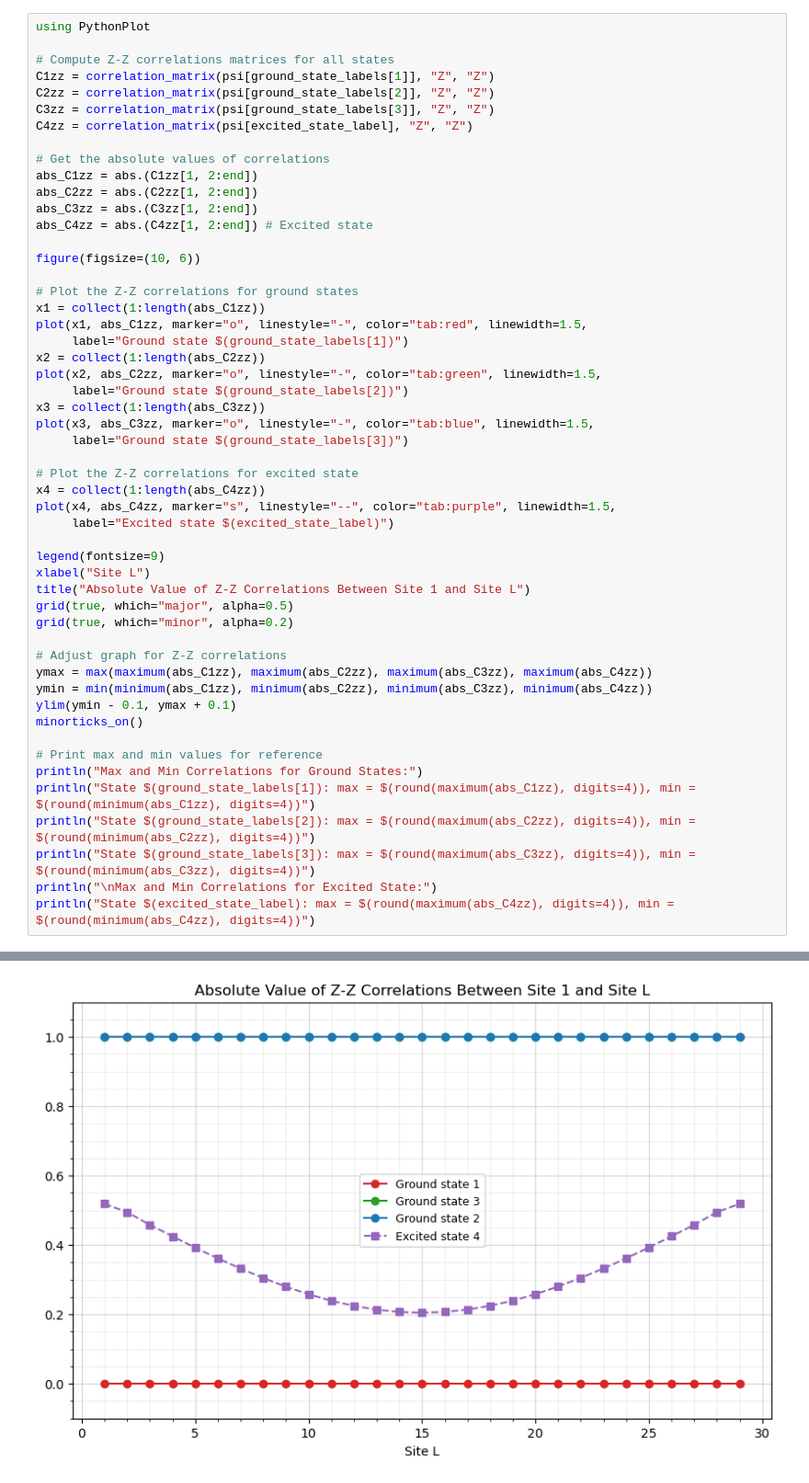
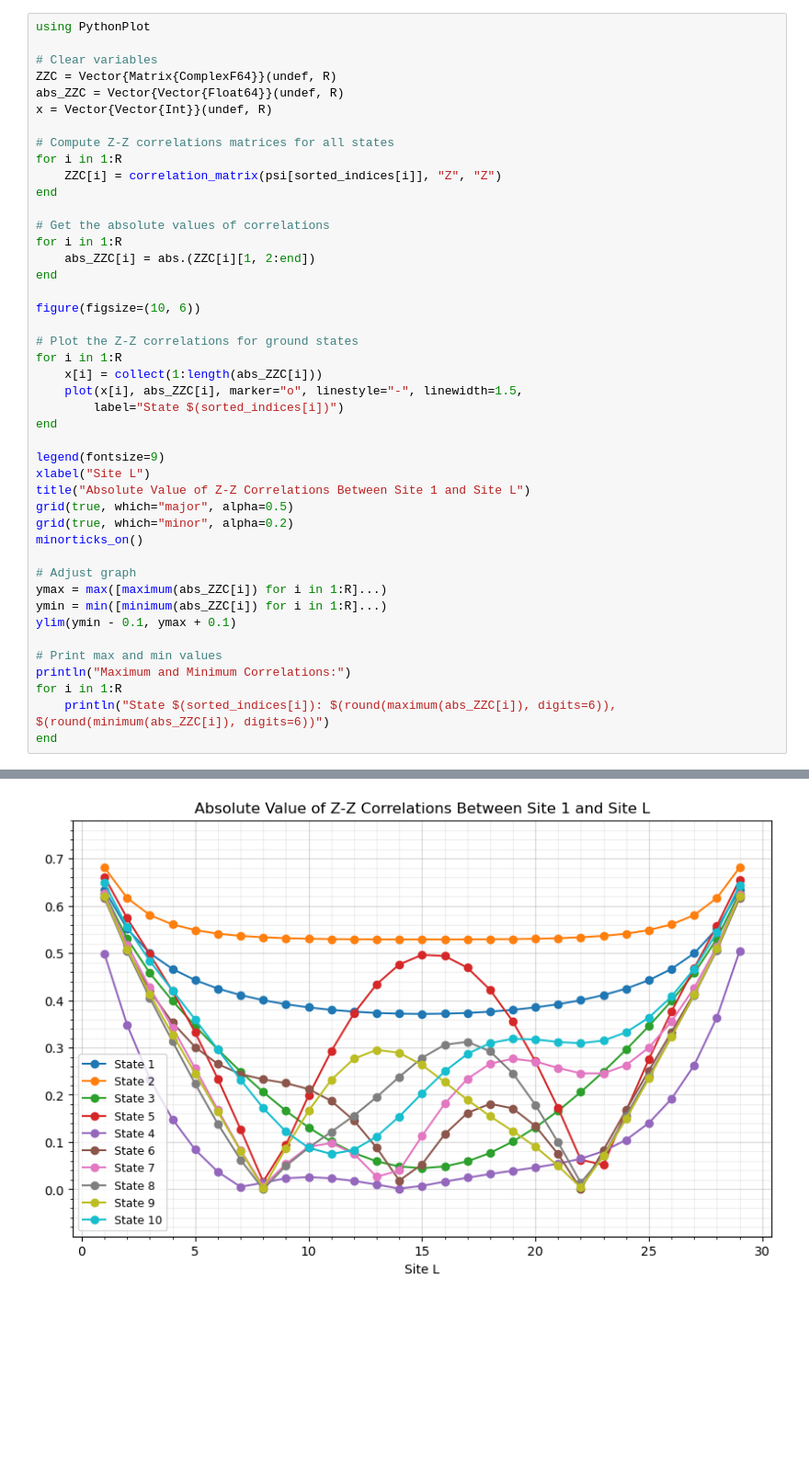
Before and after one commit to wholdhus/majorana_chain_dynamics, a Jupyter notebook: Exact G.S. Hamiltonian.ipynb, the cells around one changed output, grey strips where cells are left out. Shown: that part at 92% size. Drawn from its saved outputs; the diff is of its cells as text; blank space fills up the shorter version.

Commit message:
Update Exact G.S. Hamiltonian.ipynb
Now you can find any number of states, instead of just 3 ground states and 1 excited state.

```diff
--- a/Exact G.S. Hamiltonian.ipynb
+++ b/Exact G.S. Hamiltonian.ipynb
@@ -169,53 +150,45 @@ Ground-Excited Overlaps:
 # %%
 using PythonPlot
 
+# Clear variables
+ZZC = Vector{Matrix{ComplexF64}}(undef, R)
+abs_ZZC = Vector{Vector{Float64}}(undef, R)
+x = Vector{Vector{Int}}(undef, R)
+
 # Compute Z-Z correlations matrices for all states
-C1zz = correlation_matrix(psi[ground_state_labels[1]], "Z", "Z")
-C2zz = correlation_matrix(psi[ground_state_labels[2]], "Z", "Z")
-C3zz = correlation_matrix(psi[ground_state_labels[3]], "Z", "Z")
-C4zz = correlation_matrix(psi[excited_state_label], "Z", "Z")
+for i in 1:R
+    ZZC[i] = correlation_matrix(psi[sorted_indices[i]], "Z", "Z")
+end
 
 # Get the absolute values of correlations
-abs_C1zz = abs.(C1zz[1, 2:end])
-abs_C2zz = abs.(C2zz[1, 2:end])
-abs_C3zz = abs.(C3zz[1, 2:end])
-abs_C4zz = abs.(C4zz[1, 2:end]) # Excited state
+for i in 1:R
+    abs_ZZC[i] = abs.(ZZC[i][1, 2:end])
+end
 
 figure(figsize=(10, 6))
 
 # Plot the Z-Z correlations for ground states
-x1 = collect(1:length(abs_C1zz))
-plot(x1, abs_C1zz, marker="o", linestyle="-", color="tab:red", linewidth=1.5,
-     label="Ground state $(ground_state_labels[1])")
-x2 = collect(1:length(abs_C2zz))
-plot(x2, abs_C2zz, marker="o", linestyle="-", color="tab:green", linewidth=1.5,
-     label="Ground state $(ground_state_labels[2])")
-x3 = collect(1:length(abs_C3zz))
-plot(x3, abs_C3zz, marker="o", linestyle="-", color="tab:blue", linewidth=1.5,
-     label="Ground state $(ground_state_labels[3])")
-
-# Plot the Z-Z correlations for excited state
-x4 = collect(1:length(abs_C4zz))
-plot(x4, abs_C4zz, marker="s", linestyle="--", color="tab:purple", linewidth=1.5,
-     label="Excited state $(excited_state_label)")
+for i in 1:R
+    x[i] = collect(1:length(abs_ZZC[i]))
+    plot(x[i], abs_ZZC[i], marker="o", linestyle="-", linewidth=1.5,
+        label="State $(sorted_indices[i])")
+end
 
 legend(fontsize=9)
 xlabel("Site L")
 title("Absolute Value of Z-Z Correlations Between Site 1 and Site L")
 grid(true, which="major", alpha=0.5)
 grid(true, which="minor", alpha=0.2)
-
-# Adjust graph for Z-Z correlations
-ymax = max(maximum(abs_C1zz), maximum(abs_C2zz), maximum(abs_C3zz), maximum(abs_C4zz))
-ymin = min(minimum(abs_C1zz), minimum(abs_C2zz), minimum(abs_C3zz), minimum(abs_C4zz))
-ylim(ymin - 0.1, ymax + 0.1)
 minorticks_on()
 
-# Print max and min values for reference
-println("Max and Min Correlations for Ground States:")
-println("State $(ground_state_labels[1]): max = $(round(maximum(abs_C1zz), digits=4)), min = $(round(minimum(abs_C1zz), digits=4))")
-println("State $(ground_state_labels[2]): max = $(round(maximum(abs_C2zz), digits=4)), min = $(round(minimum(abs_C2zz), digits=4))")
-println("State $(ground_state_labels[3]): max = $(round(maximum(abs_C3zz), digits=4)), min = $(round(minimum(abs_C3zz), digits=4))")
-println("\nMax and Min Correlations for Excited State:")
-println("State $(excited_state_label): max = $(round(maximum(abs_C4zz), digits=4)), min = $(round(minimum(abs_C4zz), digits=4))")
+# Adjust graph
+ymax = max([maximum(abs_ZZC[i]) for i in 1:R]...)
+ymin = min([minimum(abs_ZZC[i]) for i in 1:R]...)
+ylim(ymin - 0.1, ymax + 0.1)
+
+# Print max and min values
+println("Maximum and Minimum Correlations:")
+for i in 1:R
+    println("State $(sorted_indices[i]): $(round(maximum(abs_ZZC[i]), digits=6)), $(round(minimum(abs_ZZC[i]), digits=6))")
+end
 # %% [output]
@@ -229 +206 @@ State 4: max = 0.519, min = 0.205
-[figure, old version]
+[figure, new version]
```
Also changed, not shown: parts of 4 cells of this notebook.
